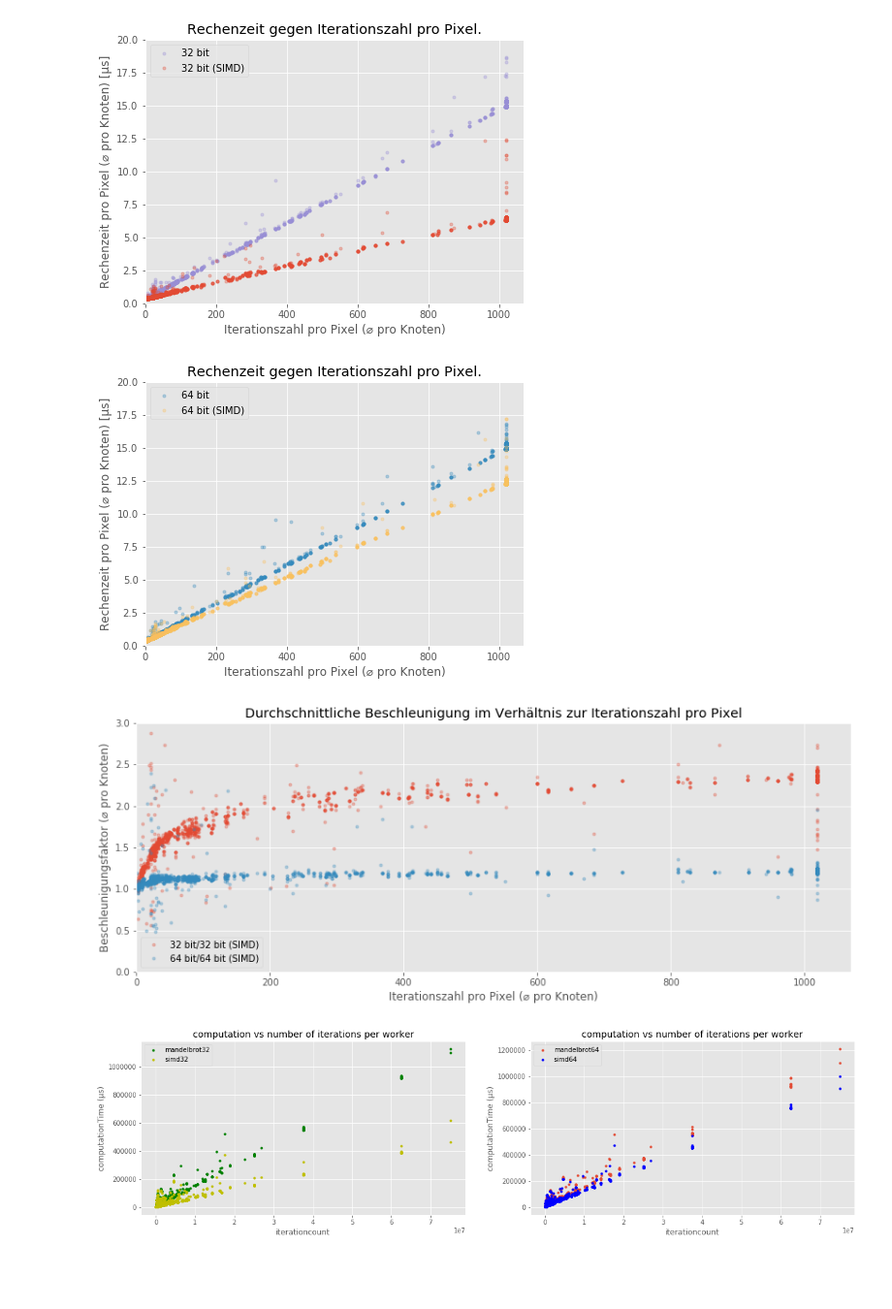
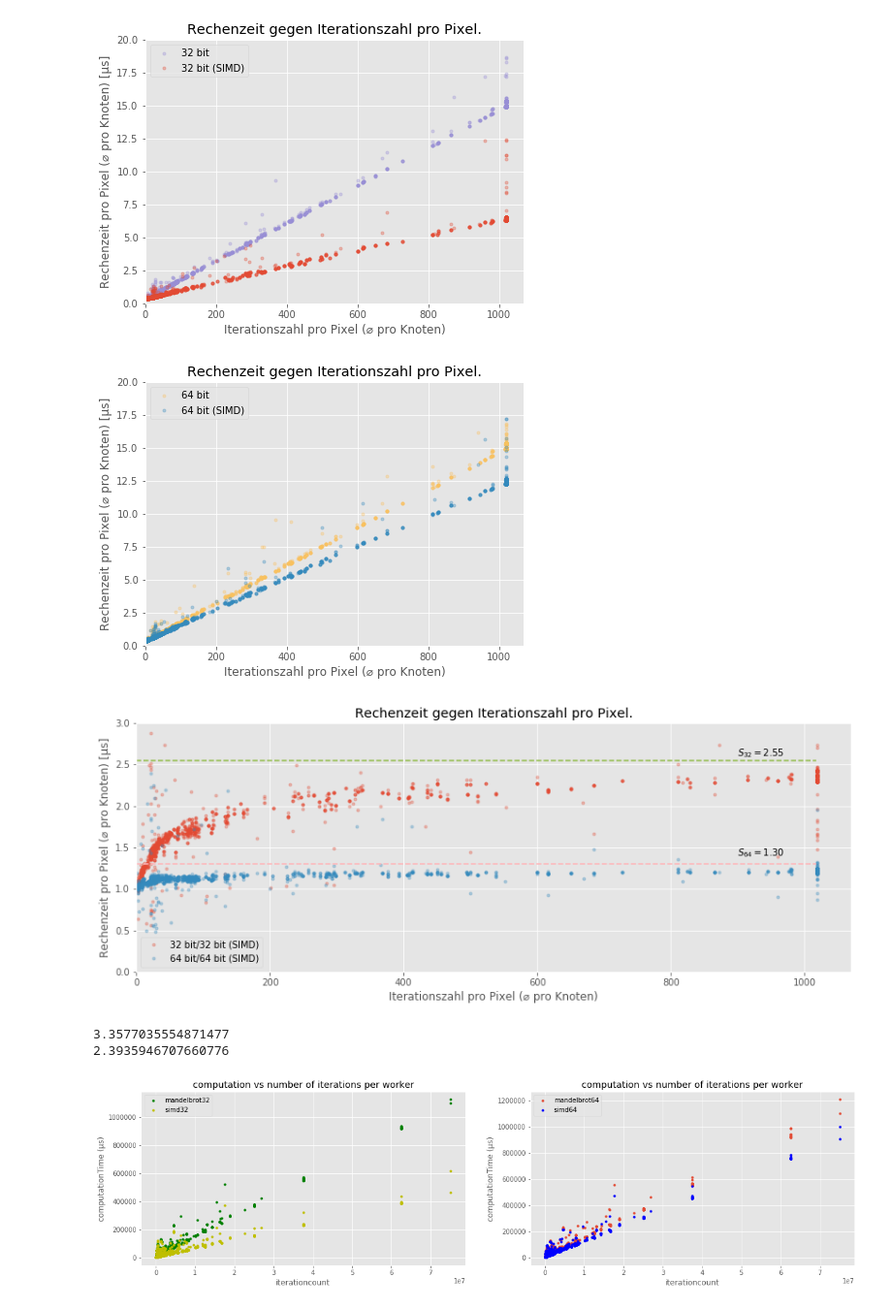
Before and after one commit to eragp/mandelbrot, a Jupyter notebook: eval/simd/implementations_eval.ipynb, the cells around one changed output. Shown at 97% size. Drawn from its saved outputs; the diff is of its cells as text; code cells hidden in the pictures; blank space fills up the shorter version.

```diff
--- a/eval/simd/implementations_eval.ipynb
+++ b/eval/simd/implementations_eval.ipynb
@@ -95,31 +95,31 @@ save_fig(fig, "itvscmp.32")
 # %%
 plt.style.use('ggplot')
 
 fig, (line) = plt.subplots(1, 1, figsize=(7,5))
 
 x64 = np.asarray(it64)/np.asarray(pix64)
 
 cpi64 = (np.asarray(comp64)/np.asarray(pix64))
 cpisimd64 = (np.asarray(compsimd64)/np.asarray(pix64))
 
-p2 = line.plot(x64, cpi64, label=names[1], lw=0, marker=".", alpha=0.3, color="C1")
-p3 = line.plot(x64, cpisimd64, label=names[3], lw=0, marker=".", alpha=0.3, color="C4")
+p2 = line.plot(x64, cpi64, label=names[1], lw=0, marker=".", alpha=0.3, color="C4")
+p3 = line.plot(x64, cpisimd64, label=names[3], lw=0, marker=".", alpha=0.3, color="C1")
 
 line.legend()
 
 
 line.set(xlabel='Iterationszahl pro Pixel (⌀ pro Knoten)', ylabel='Rechenzeit pro Pixel (⌀ pro Knoten) [µs]',
        title='Rechenzeit gegen Iterationszahl pro Pixel.')
 line.grid(True)
 line.axis([0, None, 0, 20])
 
 
 # TODO instead: show higher simd overhead => line fit
 
 plt.show()
 save_fig(fig, "itvscmp.64")
 # %% [output]
-[figure, old version]
+[figure, new version]
 # %%
 plt.style.use('ggplot')
 # TODO this graph and the two below in one figure
@@ -130,16 +130,29 @@ speedup64 = (np.asarray(comp64)/np.asarray(compsimd64))
 p0 = line.plot(np.asarray(it32)/np.asarray(pix32), speedup32, label="{}/{}".format(names[0], names[2]), lw=0, marker=".", alpha=0.3)
 p1 = line.plot(np.asarray(it64)/np.asarray(pix64), speedup64, label="{}/{}".format(names[1], names[3]), lw=0, marker=".", alpha=0.3)
 line.legend()
+#####horizontal line
+xs = np.arange(0, 1019)
+horiz_line_data = np.array([2.55 for i in range(len(xs))])
+plt.plot(xs, horiz_line_data, 'r--', color="C5")
+plt.text(900, 2.6, '$S_{32}= 2.55$')
+horiz_line_data = np.array([1.3 for i in range(len(xs))])
+plt.plot(xs, horiz_line_data, 'r--', color="C6")
+plt.text(900, 1.4, '$S_{64}= 1.30$')
 
-line.set(xlabel='Iterationszahl pro Pixel (⌀ pro Knoten)', ylabel='Beschleunigungsfaktor (⌀ pro Knoten)',
-       title='Durchschnittliche Beschleunigung im Verhältnis zur Iterationszahl pro Pixel')
+line.set(xlabel='Iterationszahl pro Pixel (⌀ pro Knoten)', ylabel='Rechenzeit pro Pixel (⌀ pro Knoten) [µs]',
+       title='Rechenzeit gegen Iterationszahl pro Pixel.')
 line.grid(True)
+#line.axis([8000, 10000, 0, 3])
 line.axis([0, None, 0, 3])
 
 plt.show()
 save_fig(fig, "speedup")
+print(max(speedup32))
+print(max(speedup64))
 # %% [output]
-[figure, old version]
+[figure, new version]
+3.3577035554871477
+2.3935946707660776
 # %%
 # Data for plotting
 x = np.arange(len(simd64))
```
Also changed, not shown: 14 other files.
